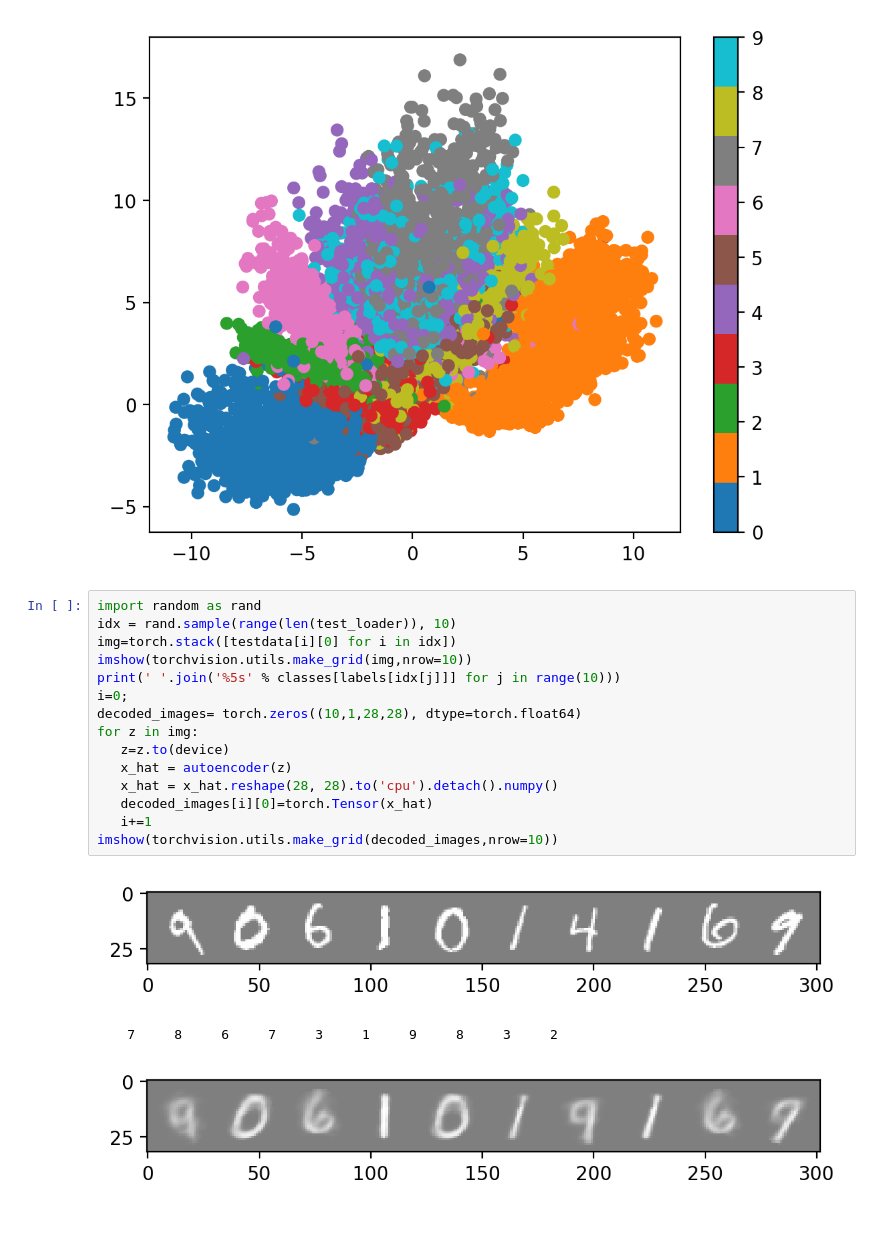
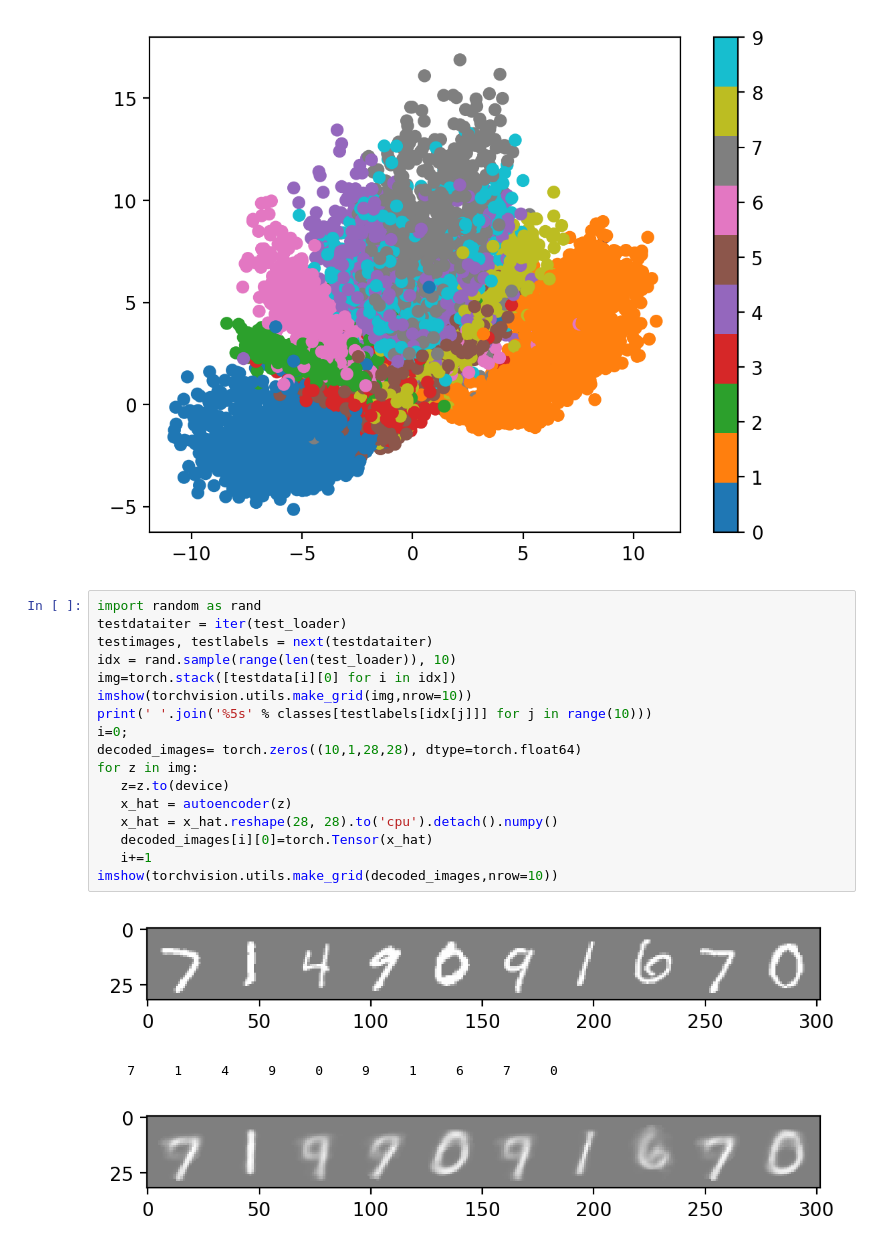
Before and after one commit to jesusgl86/Deep-Learning-Course, a Jupyter notebook: M3H1.ipynb, the cells around one changed output. Drawn from its saved outputs; the diff is of its cells as text.

```diff
--- a/M3H1.ipynb
+++ b/M3H1.ipynb
@@ -296,20 +344,22 @@ plot_latent(autoencoder, data)
 [figure]
 # %%
 import random as rand
+testdataiter = iter(test_loader)
+testimages, testlabels = next(testdataiter)
 idx = rand.sample(range(len(test_loader)), 10)
 img=torch.stack([testdata[i][0] for i in idx])
 imshow(torchvision.utils.make_grid(img,nrow=10))
-print(' '.join('%5s' % classes[labels[idx[j]]] for j in range(10)))
+print(' '.join('%5s' % classes[testlabels[idx[j]]] for j in range(10)))
 i=0;
 decoded_images= torch.zeros((10,1,28,28), dtype=torch.float64)
 for z in img:
    z=z.to(device)
    x_hat = autoencoder(z)
    x_hat = x_hat.reshape(28, 28).to('cpu').detach().numpy()
    decoded_images[i][0]=torch.Tensor(x_hat)
    i+=1
 imshow(torchvision.utils.make_grid(decoded_images,nrow=10))
 # %% [output]
-[figure, old version]
+[figure, new version]
-    7     8     6     7     3     1     9     8     3     2
+    7     1     4     9     0     9     1     6     7     0
-[figure, old version]
+[figure, new version]
```
Also changed, not shown: parts of 5 cells of this notebook.
